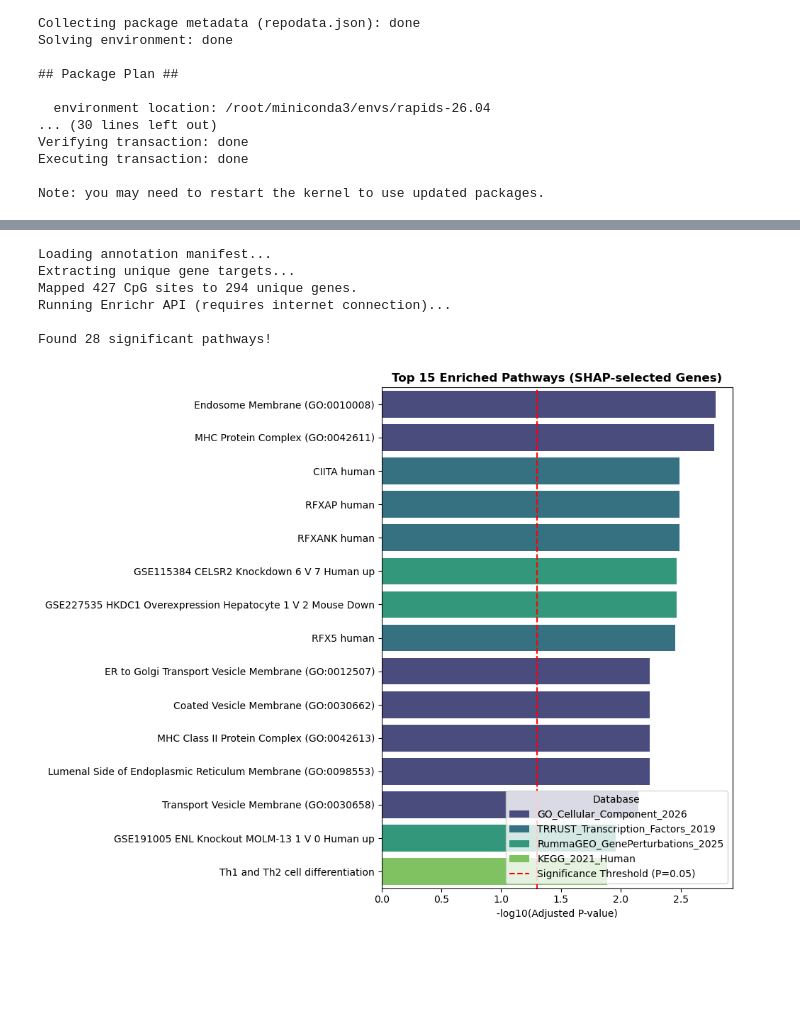
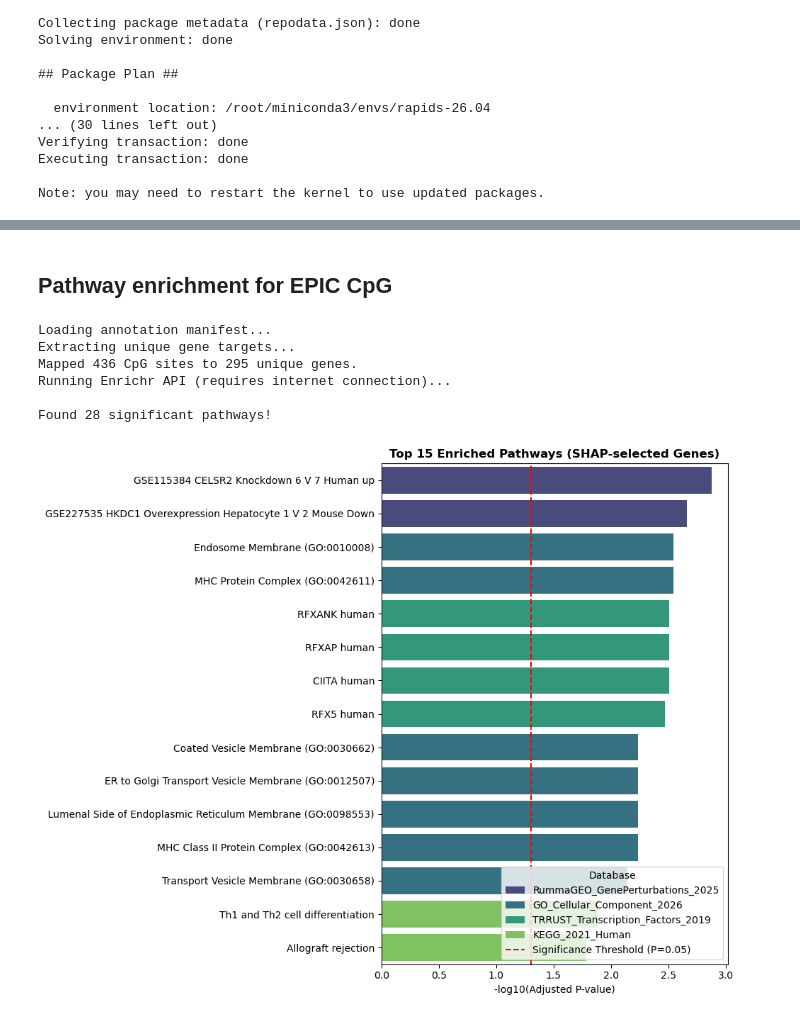
Before and after one commit to perpk/methylation-analysis, a Jupyter notebook: python/ML/main.ipynb, the cells around one changed output, grey strips where cells are left out. Cells and saved outputs as stored; diff of their text form; code cells hidden in the pictures; blank space fills up the shorter version.

```diff
--- a/python/ML/main.ipynb
+++ b/python/ML/main.ipynb
@@ -45,3 +39,4 @@ feature_names = X_pd.columns.to_numpy()
 # %%
-selected_mask = np.abs(coefficients) > 1e-6
+import numpy as np
+selected_mask_epic = np.abs(coefficients_epic) > 1e-6
 # %%
@@ -104,3 +99,11 @@ Verifying transaction: done
 Executing transaction: done
 
 Note: you may need to restart the kernel to use updated packages.
+# %%
+X_selected_ppmi = X_pd_ppmi[selected_features_epic].to_numpy(dtype="float32")
+y_numpy_ppmi = Y_pd_ppmi.to_numpy(dtype="float32")
+# %%
+from sklearn.model_selection import train_test_split
+X_tune_ppmi, X_test_ppmi, y_tune_ppmi, y_test_ppmi = train_test_split(
+    X_selected_ppmi, y_numpy_ppmi, test_size=0.2, random_state=42
+)
@@ -415,13 +446,13 @@ import pandas as pd
 
 # 1. Initialize the Explainer
 # XGBoost models have a native integration that SHAP leverages for GPU speed
-explainer = shap.TreeExplainer(final_model)
+explainer_ppmi = shap.TreeExplainer(final_model_ppmi)
 
 # 2. Calculate SHAP values
 # We use the selected features dataset.
 # For XGBoost, it's often best to pass the data as a DataFrame to keep feature names
-X_selected_df = pd.DataFrame(X_selected, columns=selected_features)
-shap_values = explainer.shap_values(X_selected_df)
+X_selected_df_ppmi = pd.DataFrame(X_selected_ppmi, columns=selected_features_epic)
+shap_values_ppmi = explainer_ppmi.shap_values(X_selected_df_ppmi)
 
 # Note: For binary classification, shap_values is often a single array.
 # If your model output is a list (for multiclass), you would use shap_values[1] for the positive class.
@@ -482,3 +489,5 @@ Index(['IlmnID', 'Name', 'AddressA_ID', 'AlleleA_ProbeSeq', 'AddressB_ID',
+# %% [markdown]
+## Pathway enrichment for EPIC CpG
 # %%
 import pandas as pd
 import numpy as np
@@ -488,14 +497,14 @@ import seaborn as sns
 
 # --- 1. Extract Top Features from SHAP ---
 # Calculate the mean absolute SHAP value for every feature across all samples
-shap_importances = np.abs(shap_values).mean(axis=0)
+shap_importances = np.abs(shap_values_ppmi).mean(axis=0)
 
-shap_df = pd.DataFrame({
-    'CpG': X_selected_df.columns,
+shap_df_ppmi = pd.DataFrame({
+    'CpG': X_selected_df_ppmi.columns,
     'SHAP_Importance': shap_importances
 }).sort_values('SHAP_Importance', ascending=False)
 
-top_cpgs = shap_df.head(500)
+top_cpgs_epic = shap_df_ppmi.head(500)
 
 # --- 2. Load the Illumina Manifest ---
 # You need the official Illumina manifest file (EPIC or 450k) downloaded locally.
@@ -504,7 +513,7 @@ manifest_path = '/root/data/ppmi/infinium-epic-v1.csv'
 
 print("Loading annotation manifest...")
 # We only load the columns we care about to save memory
-manifest = pd.read_csv(
+manifest_epic = pd.read_csv(
     manifest_path,
     skiprows=7,
     usecols=['Name', 'CHR', 'MAPINFO', 'UCSC_RefGene_Name', 'UCSC_RefGene_Group'],
@@ -513,7 +522,7 @@ manifest = pd.read_csv(
 )
 
 # Merge our top SHAP features with the genomic annotations
-mapped_cpgs = pd.merge(top_cpgs, manifest, left_on='CpG', right_on='Name', how='left')
+mapped_cpgs_epic = pd.merge(top_cpgs_epic, manifest_epic, left_on='CpG', right_on='Name', how='left')
 
 # --- 3. Clean Up Illumina's Gene Names ---
 # Illumina manifests often list multiple genes per probe separated by semicolons
@@ -521,7 +530,7 @@ mapped_cpgs = pd.merge(top_cpgs, manifest, left_on='CpG', right_on='Name', how='
 print("Extracting unique gene targets...")
 
 # Drop probes that don't map to a known gene
-genes_raw = mapped_cpgs['UCSC_RefGene_Name'].dropna()
+genes_raw = mapped_cpgs_epic['UCSC_RefGene_Name'].dropna()
 
 # Split semicolons, flatten the list, and remove duplicates
 gene_list = genes_raw.str.split(';').explode().unique().tolist()
@@ -529,13 +538,12 @@ gene_list = genes_raw.str.split(';').explode().unique().tolist()
 # Remove any empty strings just in case
 gene_list = [g for g in gene_list if g.strip() != '']
 
-print(f"Mapped {len(top_cpgs)} CpG sites to {len(gene_list)} unique genes.")
+print(f"Mapped {len(top_cpgs_epic)} CpG sites to {len(gene_list)} unique genes.")
 
 # --- 4. Functional Enrichment Analysis using GSEApy ---
 print("Running Enrichr API (requires internet connection)...")
 
-# We will query both Gene Ontology (Biological Process) and KEGG Pathways
-# You can see all available databases by running: gp.get_library_name()
+# Query lots of databases to gain the most enrichment information w. statistical relevance as possible
 databases = ['GO_Biological_Process_2026', 'KEGG_2021_Human',
 'ENCODE_Histone_Modifications_2015',
 'ENCODE_TF_ChIP-seq_2015',
@@ -568,49 +576,49 @@ enrichment_results = gp.enrichr(
 res_df = enrichment_results.results
 
 # Filter for statistically significant pathways (Adjusted P-value < 0.05)
-significant_pathways = res_df[res_df['Adjusted P-value'] < 0.05].sort_values('Adjusted P-value')
+significant_pathways_ppmi = res_df[res_df['Adjusted P-value'] < 0.05].sort_values('Adjusted P-value')
 
-if significant_pathways.empty:
+if significant_pathways_ppmi.empty:
     print("\nNo pathways reached statistical significance (Adj. P < 0.05).")
 else:
-    print(f"\nFound {len(significant_pathways)} significant pathways!")
+    print(f"\nFound {len(significant_pathways_ppmi)} significant pathways!")
 
     # Plot the top 15 pathways
     plt.figure(figsize=(10, 8))
 
     # We use -log10(P-value) for the x-axis (longer bar = more significant)
-    top_plot = significant_pathways.head(15).copy()
+    top_plot = significant_pathways_ppmi.head(15).copy()
     top_plot['-log10(Adj. P)'] = -np.log10(top_plot['Adjusted P-value'])
 
     sns.barplot(
         data=top_plot,
         x='-log10(Adj. P)',
         y='Term',
         hue='Gene_set',
         dodge=False,
         palette='viridis'
     )
 
     plt.title('Top 15 Enriched Pathways (SHAP-selected Genes)', fontweight='bold')
     plt.xlabel('-log10(Adjusted P-value)')
     plt.ylabel('')
     plt.axvline(-np.log10(0.05), color='red', linestyle='--', label='Significance Threshold (P=0.05)')
     plt.legend(title='Database', loc='lower right')
     plt.tight_layout()
     plt.savefig('shap_pathway_enrichment.png', dpi=300)
     plt.show()
 
 # Optional: Save the mapping and enrichment results to CSV for your records
-mapped_cpgs.to_csv('top_cpgs_annotated.csv', index=False)
-significant_pathways.to_csv('enrichment_results.csv', index=False)
+mapped_cpgs_epic.to_csv('top_cpgs_annotated.csv', index=False)
+significant_pathways_ppmi.to_csv('enrichment_results.csv', index=False)
 # %% [output]
 Loading annotation manifest...
 Extracting unique gene targets...
-Mapped 427 CpG sites to 294 unique genes.
+Mapped 436 CpG sites to 295 unique genes.
 Running Enrichr API (requires internet connection)...
 
 Found 28 significant pathways!
-[figure, old version]
+[figure, new version]
 # %%
 import pandas as pd
 import numpy as np
```
Also changed, not shown: parts of 49 cells of this notebook, 2 other files.
